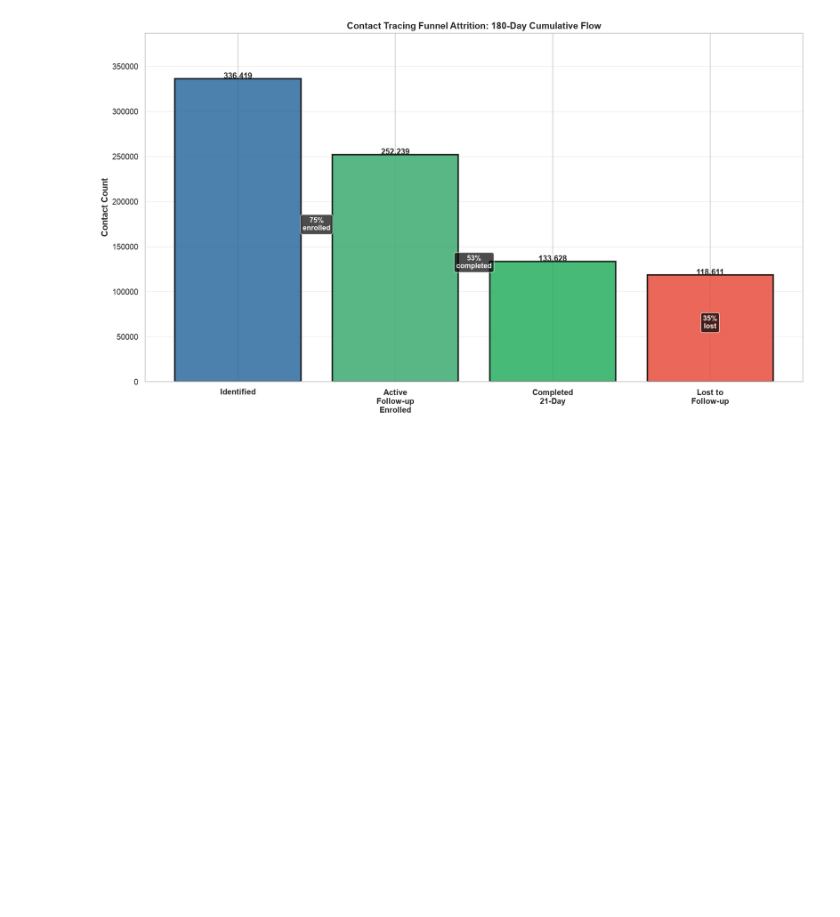
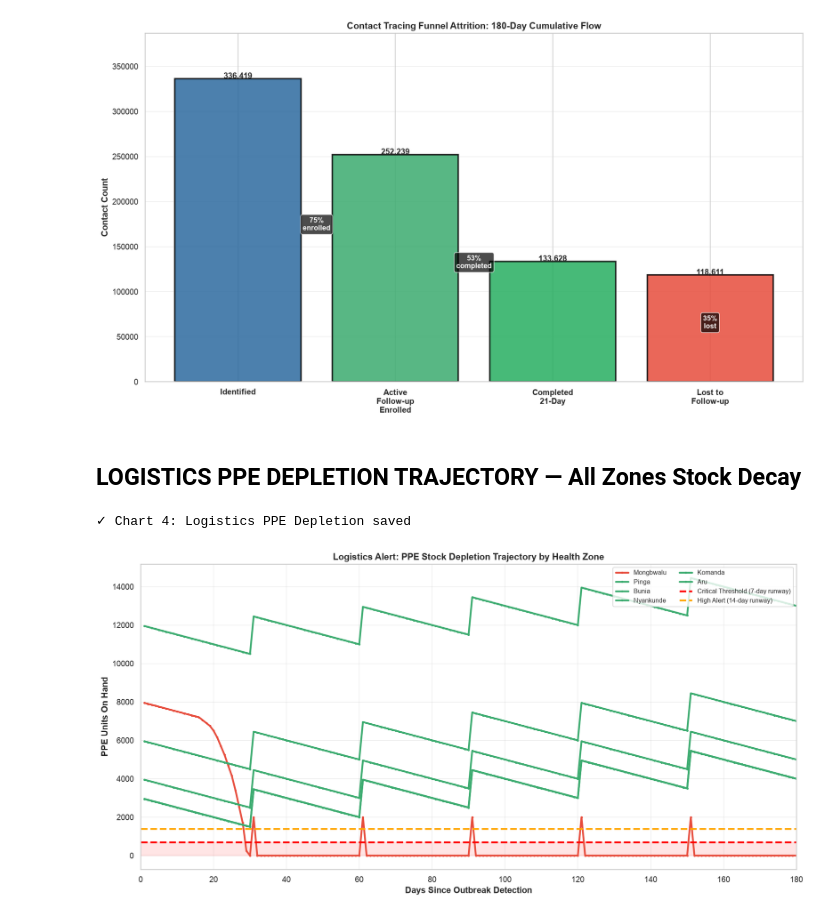
Before and after one commit to kariuki392/DataAnalysisProject23-Global-Health-Security-Bundibugyo-Ebola-Outbreak, a Jupyter notebook: notebooks/bundibugyo-Ebola-Outbreak.ipynb, the cells around one changed output. Cells and saved outputs as stored; diff of their text form; code cells hidden in the pictures; blank space fills up the shorter version.

```diff
--- a/notebooks/bundibugyo-Ebola-Outbreak.ipynb
+++ b/notebooks/bundibugyo-Ebola-Outbreak.ipynb
@@ -564,3 +564,35 @@ plt.show
 ✓ Chart 3: Contact Tracing Waterfall saved
 <function matplotlib.pyplot.show(close=None, block=None)>
 [figure]
+# %% [markdown]
+## LOGISTICS PPE DEPLETION TRAJECTORY — All Zones Stock Decay
+# %%
+fig, ax = plt.subplots(figsize=(14, 7))
+
+for zone in zones_df['zone_name']:
+    zone_logistics = logistics_df[logistics_df['Zone'] == zone]
+    zone_risk = risk_tiers_df[risk_tiers_df['Zone'] == zone]['Risk_Tier'].values[0]
+    color = RISK_COLORS.get(zone_risk, '#95A5A6')
+
+    ax.plot(zone_logistics['Day'], zone_logistics['PPE_On_Hand'],
+            linewidth=2.5, marker='o', markersize=2, label=zone, color=color)
+
+# Add critical threshold line
+ax.axhline(y=700, color='red', linestyle='--', linewidth=2.5, label='Critical Threshold (7-day runway)')
+ax.axhline(y=1400, color='orange', linestyle='--', linewidth=2.5, label='High Alert (14-day runway)')
+
+ax.set_xlabel('Days Since Outbreak Detection', fontweight='bold', fontsize=12)
+ax.set_ylabel('PPE Units On Hand', fontweight='bold', fontsize=12)
+ax.set_title('Logistics Alert: PPE Stock Depletion Trajectory by Health Zone',
+             fontweight='bold', fontsize=13)
+ax.legend(loc='upper right', fontsize=9, ncol=2)
+ax.grid(True, alpha=0.3)
+ax.set_xlim(0, 180)
+ax.fill_between([0, 180], 0, 700, alpha=0.1, color='red', label='_nolegend_')
+
+plt.tight_layout()
+print('✓ Chart 4: Logistics PPE Depletion saved')
+plt.show()
+# %% [output]
+✓ Chart 4: Logistics PPE Depletion saved
+[figure, added]
```
